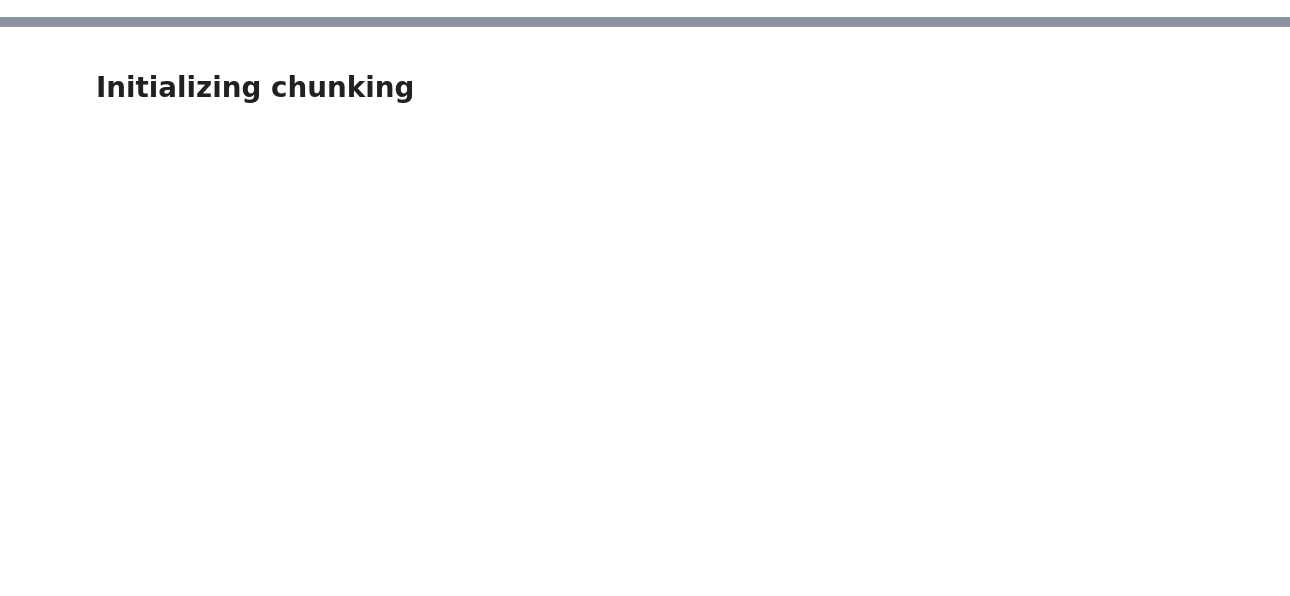
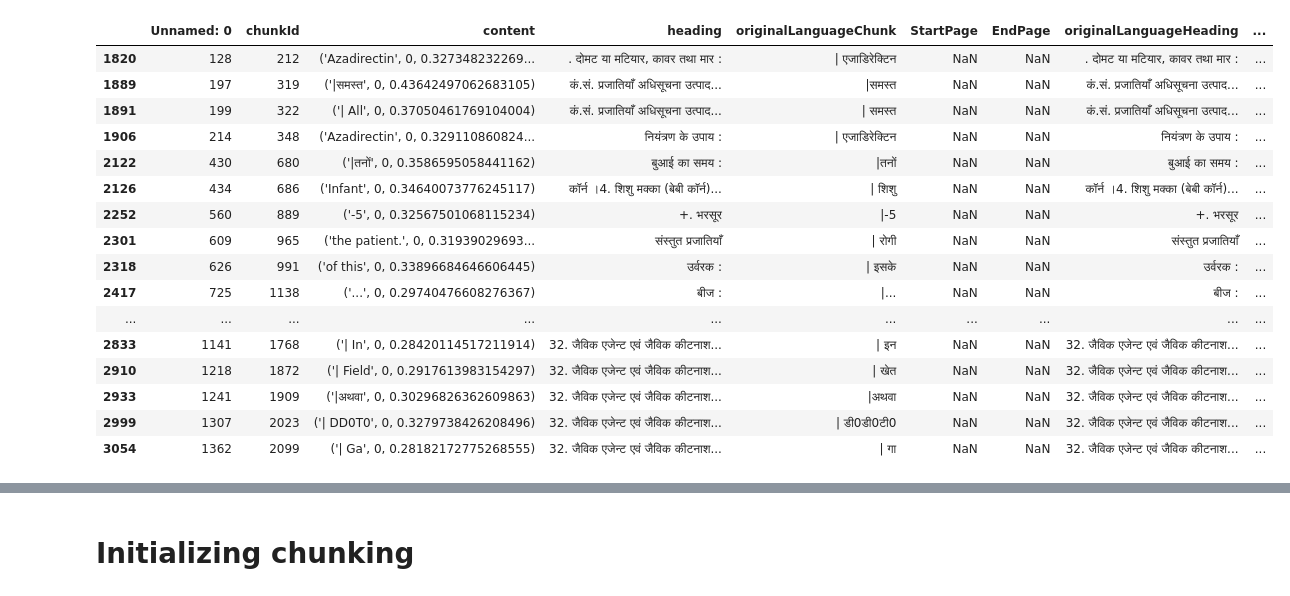
Before and after one commit to rachitavya/PDF-Parser, a Jupyter notebook: md_to_csv.ipynb, the cells around one changed output, grey strips where cells are left out. Saved outputs shown, nothing was run; the diff lists cells and outputs as text; code cells hidden in the pictures; blank space fills up the shorter version.

```diff
--- a/md_to_csv.ipynb
+++ b/md_to_csv.ipynb
@@ -0,0 +13,16 @@
+# %%
+files=['output/english\\04MCKCC03072017_new.csv',
+ 'output/english\\FARMER PRODUCER ORGANISATIONS_new.csv',
+ 'output/english\\FPO_Scheme_Guidelines_FINAL_English_new.csv',
+ 'output/english\\NFSM12102018_new.csv',
+ 'output/english\\RevisedPM-KISANOperationalGuidelines(English)_new.csv',
+ 'output/english\\Revised_Operational_Guidelines_new.csv',
+ 'output/english\\UGPs-Organic FarmingTechnologies and Strategies_new.csv',
+ 'output/hindi\\Natural_Farming_Kharif_Booklet_new_tabletranslated.csv',
+ 'output/hindi\\Pashupalan Margdarshika_new_tabletranslated.csv',
+ 'output/hindi\\RabiBookallpagesfullbook_2019_new_tabletranslated.csv']
+# %%
+combined_df=pd.DataFrame()
+for file in files:
+    df=pd.read_csv(file)
+    combined_df=pd.concat([combined_df,df],ignore_index=True)
@@ -0,0 +33,22 @@
+# %%
+combined_df['len_heading'] = combined_df['heading'].apply(lambda x: len(str(x).split()))
+# %%
+combined_df[combined_df.ContentWordCount == 1]
+# %% [output]
+|  | Unnamed: 0 | chunkId | content | heading | originalLanguageChunk | StartPage | EndPage | originalLanguageHeading | ... |
+| 1820 | 128 | 212 | ('Azadirectin', 0, 0.327348232269... | . दोमट या मटियार, कावर तथा मार : | | एजाडिरेक्टिन | NaN | NaN | . दोमट या मटियार, कावर तथा मार : | ... |
+| 1889 | 197 | 319 | ('|समस्त', 0, 0.43642497062683105) | कं.सं. प्रजातियाँ अधिसूचना उत्पाद... | |समस्त | NaN | NaN | कं.सं. प्रजातियाँ अधिसूचना उत्पाद... | ... |
+| 1891 | 199 | 322 | ('| All', 0, 0.37050461769104004) | कं.सं. प्रजातियाँ अधिसूचना उत्पाद... | | समस्त | NaN | NaN | कं.सं. प्रजातियाँ अधिसूचना उत्पाद... | ... |
+| 1906 | 214 | 348 | ('Azadirectin', 0, 0.329110860824... | नियंत्रण के उपाय : | | एजाडिरेक्टिन | NaN | NaN | नियंत्रण के उपाय : | ... |
+| 2122 | 430 | 680 | ('|तनों', 0, 0.3586595058441162) | बुआई का समय : | |तनों | NaN | NaN | बुआई का समय : | ... |
+| 2126 | 434 | 686 | ('Infant', 0, 0.34640073776245117) | कॉर्न ।4. शिशु मक्का (बेबी कॉर्न)... | | शिशु | NaN | NaN | कॉर्न ।4. शिशु मक्का (बेबी कॉर्न)... | ... |
+| 2252 | 560 | 889 | ('-5', 0, 0.32567501068115234) | +. भरसूर | |-5 | NaN | NaN | +. भरसूर | ... |
+| 2301 | 609 | 965 | ('the patient.', 0, 0.31939029693... | संस्तुत प्रजातियाँ | | रोगी | NaN | NaN | संस्तुत प्रजातियाँ | ... |
+| 2318 | 626 | 991 | ('of this', 0, 0.33896684646606445) | उर्वरक : | | इसके | NaN | NaN | उर्वरक : | ... |
+| 2417 | 725 | 1138 | ('...', 0, 0.29740476608276367) | बीज : | |... | NaN | NaN | बीज : | ... |
+| ... | ... | ... | ... | ... | ... | ... | ... | ... | ... |
+| 2833 | 1141 | 1768 | ('| In', 0, 0.28420114517211914) | 32. जैविक एजेन्ट एवं जैविक कीटनाश... | | इन | NaN | NaN | 32. जैविक एजेन्ट एवं जैविक कीटनाश... | ... |
+| 2910 | 1218 | 1872 | ('| Field', 0, 0.2917613983154297) | 32. जैविक एजेन्ट एवं जैविक कीटनाश... | | खेत | NaN | NaN | 32. जैविक एजेन्ट एवं जैविक कीटनाश... | ... |
+| 2933 | 1241 | 1909 | ('|अथवा', 0, 0.30296826362609863) | 32. जैविक एजेन्ट एवं जैविक कीटनाश... | |अथवा | NaN | NaN | 32. जैविक एजेन्ट एवं जैविक कीटनाश... | ... |
+| 2999 | 1307 | 2023 | ('| DD0T0', 0, 0.3279738426208496) | 32. जैविक एजेन्ट एवं जैविक कीटनाश... | | डी0डी0टी0 | NaN | NaN | 32. जैविक एजेन्ट एवं जैविक कीटनाश... | ... |
+| 3054 | 1362 | 2099 | ('| Ga', 0, 0.28182172775268555) | 32. जैविक एजेन्ट एवं जैविक कीटनाश... | | गा | NaN | NaN | 32. जैविक एजेन्ट एवं जैविक कीटनाश... | ... |
```
Also changed, not shown: parts of 46 cells of this notebook, 43 other files.
